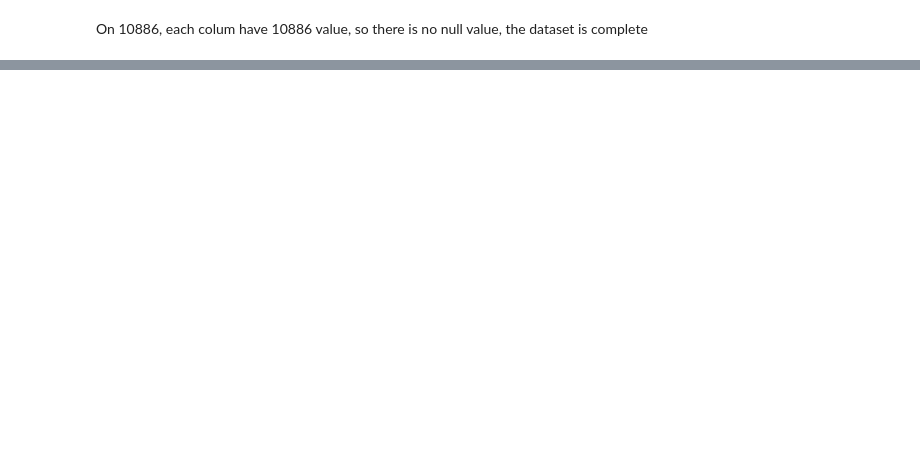
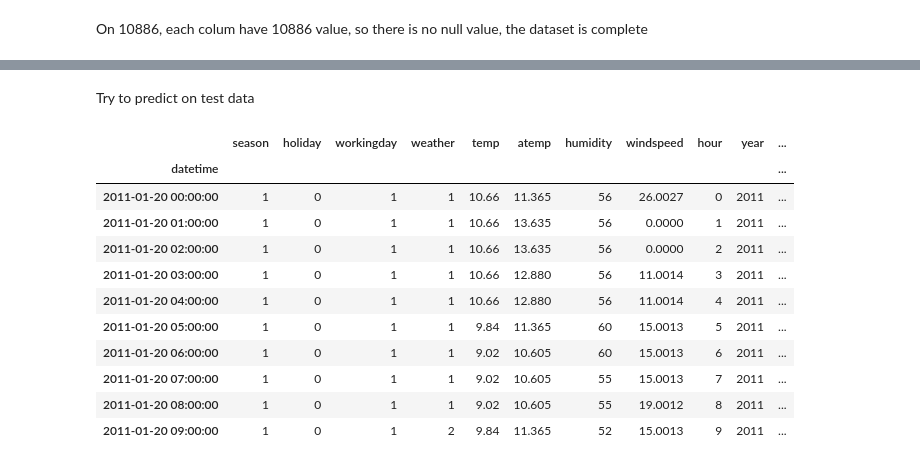
Before and after one commit to saugereau/KaggleBikeSharing, a Jupyter notebook: BikeSharingDemand.ipynb, the cells around one changed output, grey strips where cells are left out. Cells and saved outputs as stored; diff of their text form; code cells hidden in the pictures; blank space fills up the shorter version.

Commit message:
Add of prediction and comment

```diff
--- a/BikeSharingDemand.ipynb
+++ b/BikeSharingDemand.ipynb
@@ -187,3 +241,33 @@ Accuracy: 0.01 (+/- 0.00)
 #from sklearn.ensemble import RandomForestRegressor
 #regressor = RandomForestRegressor(n_estimators=150, min_samples_split=1)
 #regressor.fit(train_data[features], train_data[target])
+# %% [markdown]
+Try to predict on test data
+# %%
+dfTest = pd.read_csv("data/test.csv", parse_dates=True, index_col=0)
+#dfTest['datetime']
+#dfTest.count
+#dfTest['datetime'][:1]
+#dfTest.index.hour
+
+
+
+#dfTest['hour'] = dfTest['datetime']
+#dfTest['hour'] = pd.to_datetime(dfTest['datetime']).hour
+dfTest['hour'] = dfTest.index.hour
+dfTest['year'] = dfTest.index.year
+dfTest['weekday'] = dfTest.index.weekday
+dfTest.head(10)
+# %% [output]
+|  | season | holiday | workingday | weather | temp | atemp | humidity | windspeed | hour | year | ... |
+| datetime |  |  |  |  |  |  |  |  |  |  | ... |
+| 2011-01-20 00:00:00 | 1 | 0 | 1 | 1 | 10.66 | 11.365 | 56 | 26.0027 | 0 | 2011 | ... |
+| 2011-01-20 01:00:00 | 1 | 0 | 1 | 1 | 10.66 | 13.635 | 56 | 0.0000 | 1 | 2011 | ... |
+| 2011-01-20 02:00:00 | 1 | 0 | 1 | 1 | 10.66 | 13.635 | 56 | 0.0000 | 2 | 2011 | ... |
+| 2011-01-20 03:00:00 | 1 | 0 | 1 | 1 | 10.66 | 12.880 | 56 | 11.0014 | 3 | 2011 | ... |
+| 2011-01-20 04:00:00 | 1 | 0 | 1 | 1 | 10.66 | 12.880 | 56 | 11.0014 | 4 | 2011 | ... |
+| 2011-01-20 05:00:00 | 1 | 0 | 1 | 1 | 9.84 | 11.365 | 60 | 15.0013 | 5 | 2011 | ... |
+| 2011-01-20 06:00:00 | 1 | 0 | 1 | 1 | 9.02 | 10.605 | 60 | 15.0013 | 6 | 2011 | ... |
+| 2011-01-20 07:00:00 | 1 | 0 | 1 | 1 | 9.02 | 10.605 | 55 | 15.0013 | 7 | 2011 | ... |
+| 2011-01-20 08:00:00 | 1 | 0 | 1 | 1 | 9.02 | 10.605 | 55 | 19.0012 | 8 | 2011 | ... |
+| 2011-01-20 09:00:00 | 1 | 0 | 1 | 2 | 9.84 | 11.365 | 52 | 15.0013 | 9 | 2011 | ... |
```
Also changed, not shown: parts of 16 cells of this notebook.
